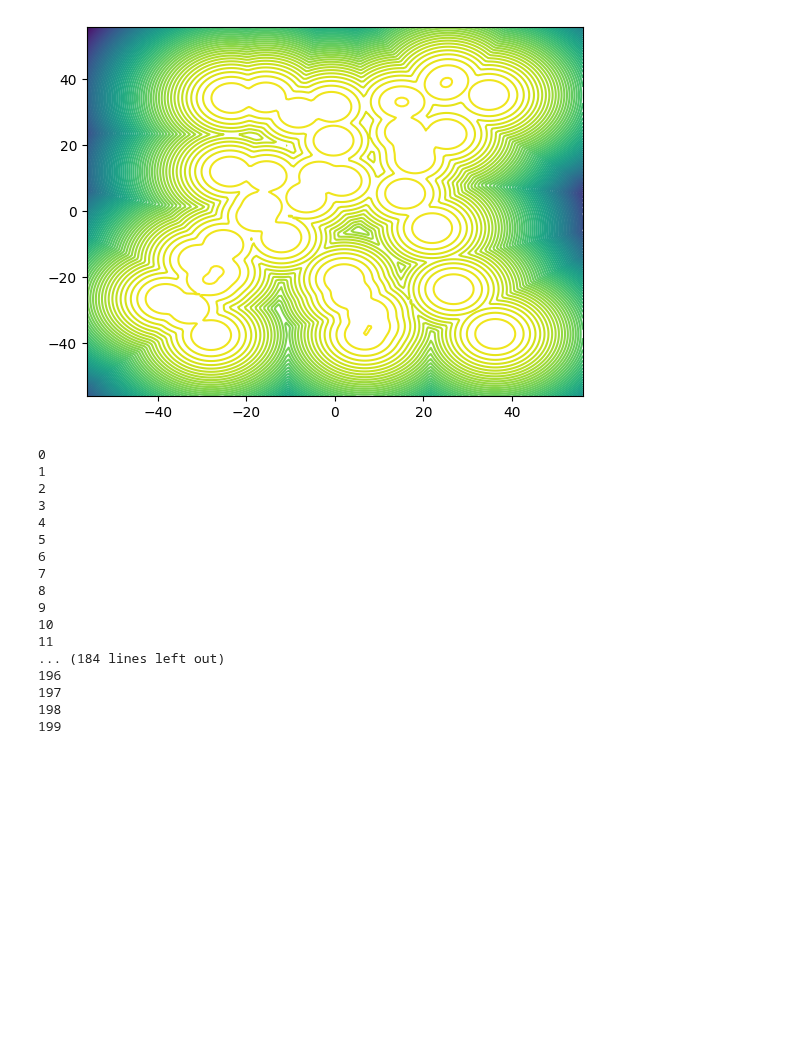
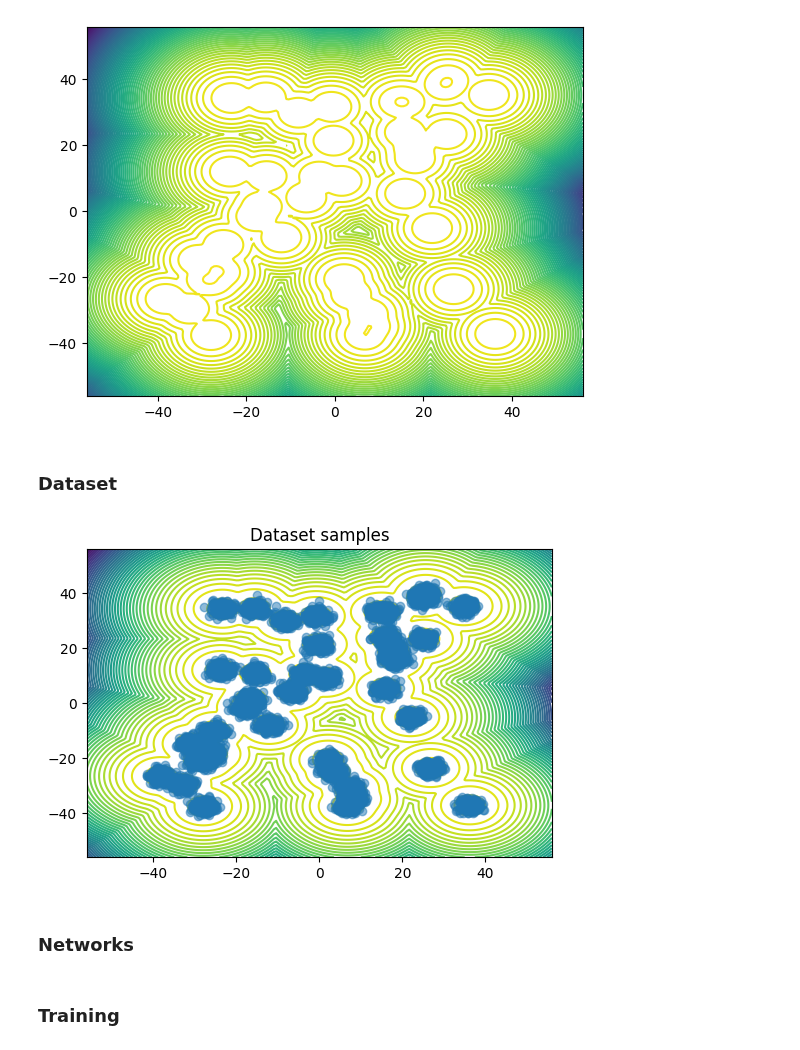
Before and after one commit to taraak/pita, a Jupyter notebook: diffusion_mle.ipynb, the cells around one changed output. Cells and saved outputs as stored; diff of their text form; code cells hidden in the pictures; blank space fills up the shorter version.

```diff
--- a/diffusion_mle.ipynb
+++ b/diffusion_mle.ipynb
@@ -132,10 +78,10 @@ diffusion = GaussianDiffusion(
+# %% [markdown]
+### Dataset
 # %%
-# Training Loop
+num_samples = 10000
+dataset = target.sample(torch.tensor(num_samples).unsqueeze(0))
 
-opt = Adam(diffusion.parameters())
-num_train_epochs = 200
-dataset = target.sample(torch.tensor(num_samples).unsqueeze(0))
-dataset, global_mins, global_maxs = normalize(dataset)
-#dataset = torch.tensor(dataset)
-train_dataset = TensorDataset(dataset)
-train_loader = DataLoader(train_dataset, batch_size = 512, shuffle=True)
+plot_dataset(dataset) # Visualise model during initialisation.
+plt.show()
+# %% [output]
+[figure, added]
@@ -141,0 +93,2 @@ train_loader = DataLoader(train_dataset, batch_size = 512, shuffle=True)
+# %% [markdown]
+### Networks
@@ -142,32 +105,25 @@ train_loader = DataLoader(train_dataset, batch_size = 512, shuffle=True)
+# %% [markdown]
+### Training
 # %%
-import pdb
+global_step = 0
 for epoch in range(num_train_epochs):
+    progress_bar = tqdm(total=len(trainloader))
+    progress_bar.set_description(f"Epoch {epoch}")
+
     total_loss = 0.
-    print(epoch)
-    for i, data in enumerate(train_loader):
-        # pdb.set_trace()
+    for _, data in enumerate(trainloader):
+        opt.zero_grad()
+
         data = data[0].to(device)
-        opt.zero_grad()
-        loss = diffusion(data)
+        loss = diffusion_model(data)
+        # clip_grad_norm_(diffusion_model.parameters(), 1.0)
+
         total_loss += loss.item()
         loss.backward()
         opt.step()
+
+        progress_bar.update(1)
+        logs = {"loss": loss.detach().item(), "step": global_step}
+        progress_bar.set_postfix(**logs)
+        global_step += 1
-# %% [output]
-0
-1
-2
-3
-4
-5
-6
-7
-8
-9
-10
-11
-... (184 lines left out)
-196
-197
-198
-199
 # %%
```
Also changed, not shown: parts of 11 cells of this notebook, 1 other file.
